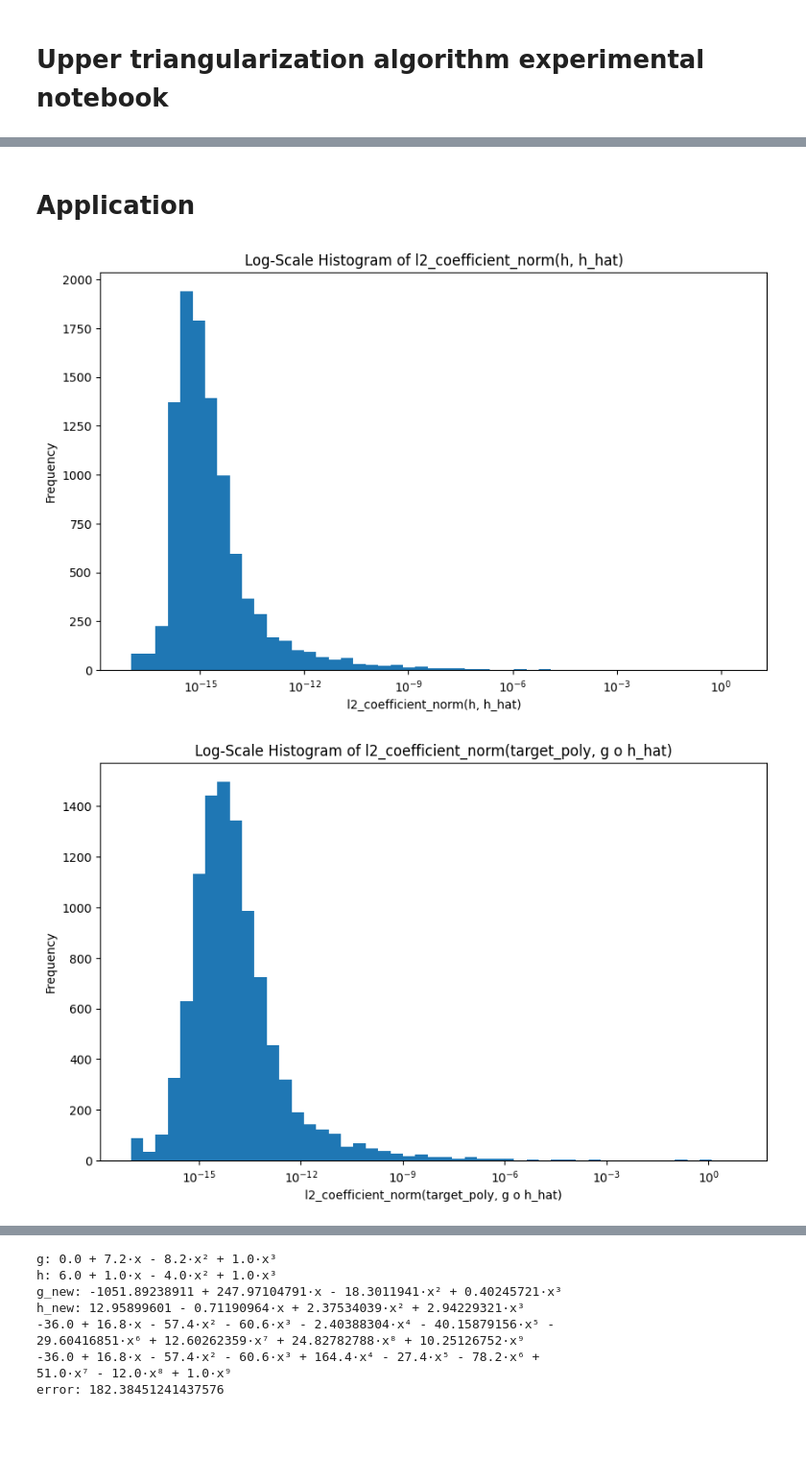
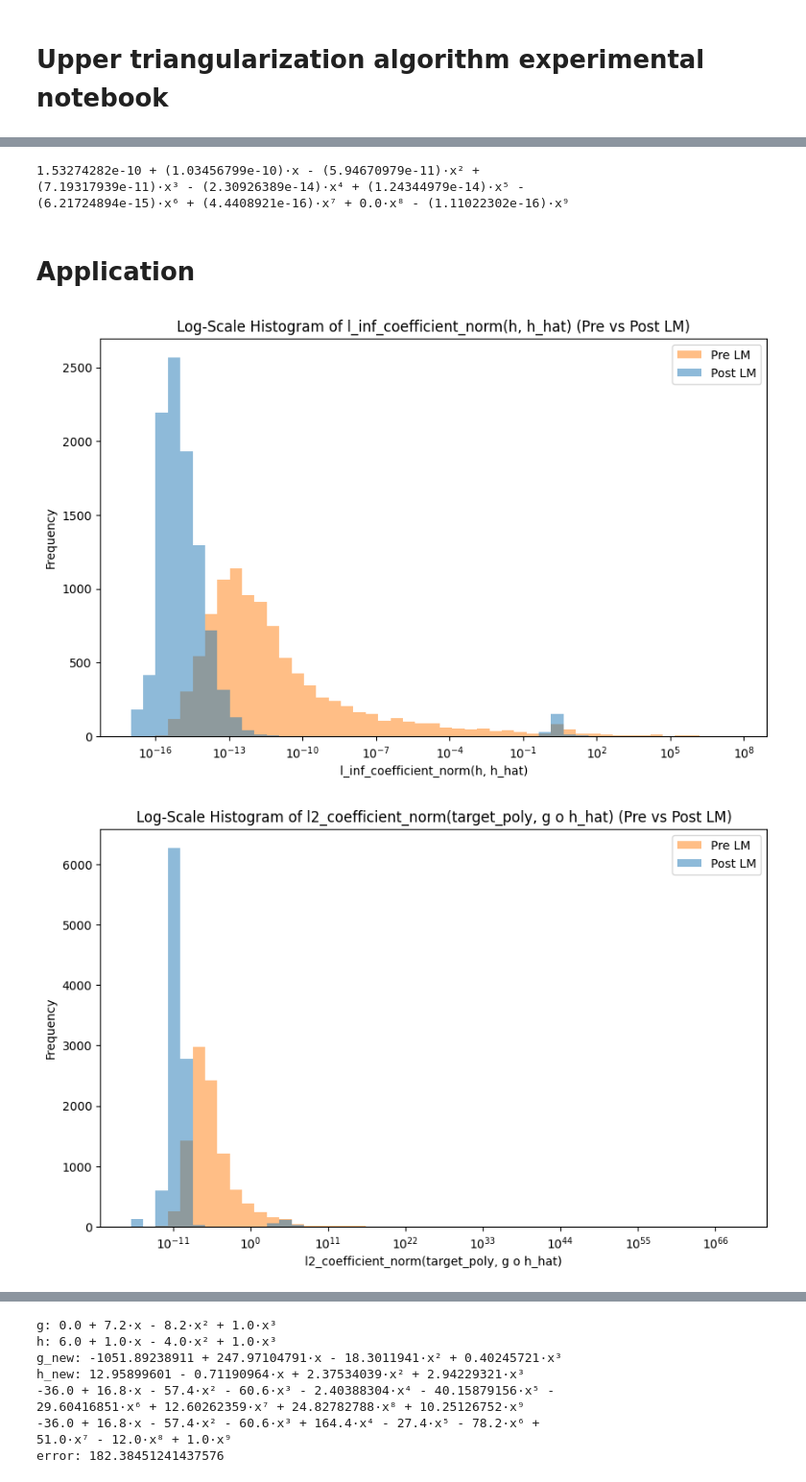
Before and after one commit to Scezaquer/polynomial-composition, a Jupyter notebook: carleman_upper_triangular.ipynb, the cells around one changed output, grey strips where cells are left out. Shown at 96% size. Drawn from its saved outputs; the diff is of its cells as text; code cells hidden in the pictures; blank space fills up the shorter version.

Commit message:
levenberg-marquardt

```diff
--- a/carleman_upper_triangular.ipynb
+++ b/carleman_upper_triangular.ipynb
@@ -128,9 +548,10 @@ def new_poly(width, n1 = 4, n2 = 4):
     target_poly = compose(g, h)
     return g, h, target_poly
 # %%
-g, h, target_poly = new_poly(1.5)
+g, h, target_poly = new_poly(1.5, 10, 10)
 h_hat = solve_for_h(g, target_poly)
 print(h)
 print(h_hat)
-print(l2_coefficient_norm(h, h_hat))
+print(l_inf_coefficient_norm(h, h_hat))
+print(l2_coefficient_norm(compose(g, h_hat), target_poly))
 # %% [output]
@@ -139,0 +584,19 @@ print(l2_coefficient_norm(h, h_hat))
+# %%
+DEG = 3
+g, h, target_poly = new_poly(1.5, DEG+1, DEG+1)
+for i in range(10):
+    try:
+        g0 = Polynomial.Polynomial(np.zeros(DEG+1))
+        h0 = Polynomial.Polynomial(np.random.randn(DEG+1))
+
+        h_hat, g_hat, _, _ = carleman_upper_triangular_solver(h0, g0, target_poly, iteration=2, size=10, verbose=False)
+        break
+    except Exception as e:
+        print(e)
+        continue
+
+print(target_poly - g_hat(h_hat))
+# %% [output]
+1.53274282e-10 + (1.03456799e-10)·x - (5.94670979e-11)·x² +
+(7.19317939e-11)·x³ - (2.30926389e-14)·x⁴ + (1.24344979e-14)·x⁵ -
+(6.21724894e-15)·x⁶ + (4.4408921e-16)·x⁷ + 0.0·x⁸ - (1.11022302e-16)·x⁹
@@ -141,36 +640,65 @@ print(l2_coefficient_norm(h, h_hat))
 # Application
 # %%
 # Generate 1000 g, h, target_poly triplets
-triplets = [new_poly(1.5) for _ in range(10000)]
+DEG = 9
+triplets = [new_poly(1.5, DEG+1, DEG+1) for _ in range(10000)]
 
 # Calculate l2_coefficient_norm for each triplet
 norms = []
 target_norms = []
+pre_levenberg_norms = []
+pre_levenberg_target_norms = []
 for g, h, target_poly in tqdm(triplets):
     h_hat = solve_for_h(g, target_poly)
-    norm = l2_coefficient_norm(h, h_hat)
-    norms.append(norm)
-    target_norms.append(l2_coefficient_norm(target_poly, compose(g, h_hat)))
+    pre_levenberg_norms.append(l_inf_coefficient_norm(h, h_hat))
+    pre_levenberg_target_norms.append(l2_coefficient_norm(target_poly, compose(g, h_hat)))
+    # g_lm, h_lm, lm_history = levenberg_marquardt_compose(g, h_hat, target_poly, max_iter=200, verbose=False)
+    h_lm, lm_history = levenberg_marquardt_h_only(g, h_hat, target_poly, max_iter=200, verbose=False)
+    norms.append(l_inf_coefficient_norm(h, h_lm))
+    target_norms.append(l2_coefficient_norm(target_poly, compose(g, h_lm)))
 
 norms = np.array(norms) + 1e-17  # Add a small value to avoid log(0)
 target_norms = np.array(target_norms) + 1e-17  # Add a small value to avoid log(0)
 
 # Plot the histogram
+pre_norms = np.array(pre_levenberg_norms) + 1e-17
+post_norms = norms  # already shifted above
+bins_norm = np.logspace(np.log10(min(pre_norms.min(), post_norms.min())),
+                        np.log10(max(pre_norms.max(), post_norms.max())), 50)
+
 plt.figure(figsize=(10, 6))
-plt.hist(norms, bins=np.logspace(np.log10(min(norms)), np.log10(max(norms)), 50))
+plt.hist(pre_norms, bins=bins_norm, alpha=0.5, label='Pre LM', color='tab:orange')
+plt.hist(post_norms, bins=bins_norm, alpha=0.5, label='Post LM', color='tab:blue')
 plt.xscale('log')
-plt.xlabel('l2_coefficient_norm(h, h_hat)')
+plt.xlabel('l_inf_coefficient_norm(h, h_hat)')
 plt.ylabel('Frequency')
-plt.title('Log-Scale Histogram of l2_coefficient_norm(h, h_hat)')
+plt.title('Log-Scale Histogram of l_inf_coefficient_norm(h, h_hat) (Pre vs Post LM)')
+plt.legend()
 plt.show()
 
+# Also overlay for target norms (second histogram below)
+pre_target = np.array(pre_levenberg_target_norms) + 1e-17
+post_target = target_norms  # already shifted above
+bins_target = np.logspace(np.log10(min(pre_target.min(), post_target.min())),
+                          np.log10(max(pre_target.max(), post_target.max())), 50)
+
 plt.figure(figsize=(10, 6))
-plt.hist(target_norms, bins=np.logspace(np.log10(min(target_norms)), np.log10(max(target_norms)), 50))
+plt.hist(pre_target, bins=bins_target, alpha=0.5, label='Pre LM', color='tab:orange')
+plt.hist(post_target, bins=bins_target, alpha=0.5, label='Post LM', color='tab:blue')
 plt.xscale('log')
 plt.xlabel('l2_coefficient_norm(target_poly, g o h_hat)')
 plt.ylabel('Frequency')
-plt.title('Log-Scale Histogram of l2_coefficient_norm(target_poly, g o h_hat)')
+plt.title('Log-Scale Histogram of l2_coefficient_norm(target_poly, g o h_hat) (Pre vs Post LM)')
+plt.legend()
 plt.show()
+
+# plt.figure(figsize=(10, 6))
+# plt.hist(target_norms, bins=np.logspace(np.log10(min(target_norms)), np.log10(max(target_norms)), 50))
+# plt.xscale('log')
+# plt.xlabel('l2_coefficient_norm(target_poly, g o h_hat)')
+# plt.ylabel('Frequency')
+# plt.title('Log-Scale Histogram of l2_coefficient_norm(target_poly, g o h_hat)')
+# plt.show()
 # %% [output]
-[figure, old version]
+[figure, new version]
-[figure, old version]
+[figure, new version]
```
Also changed, not shown: parts of 10 cells of this notebook, 12 other files.
